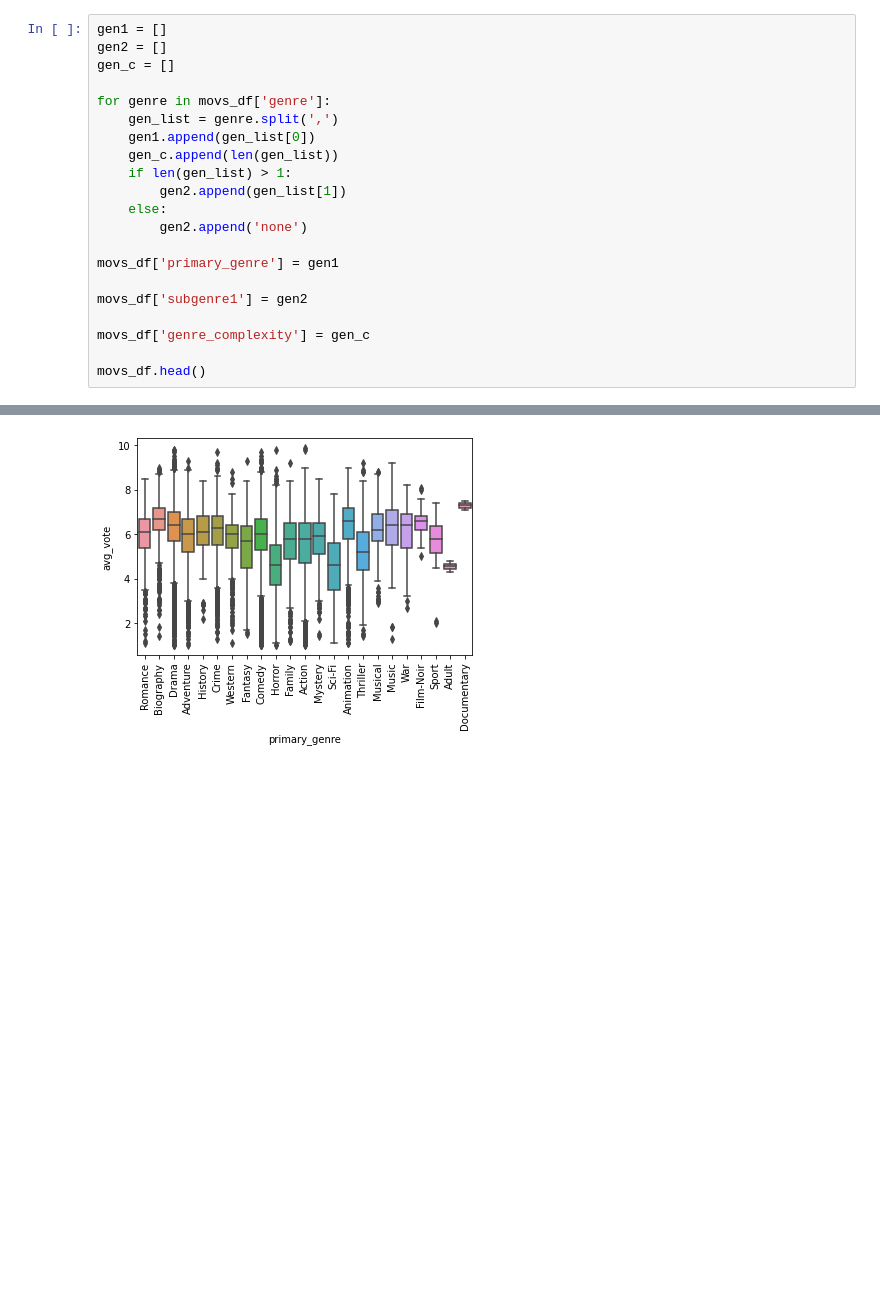
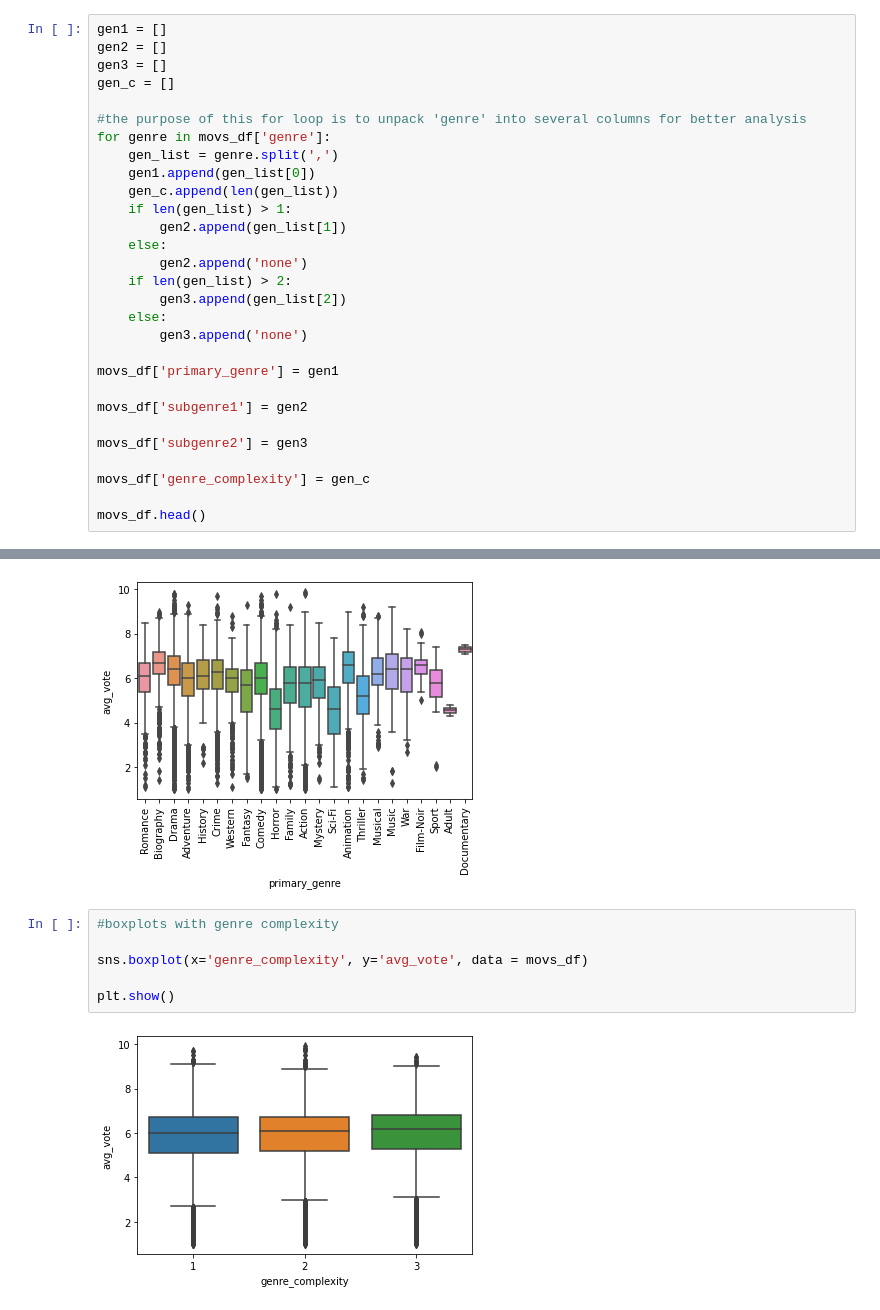
Before and after one commit to gspahlin/Movie_metric_predictor, a Jupyter notebook: Movie_predictor.ipynb, the cells around one changed output, grey strips where cells are left out. Saved outputs shown, nothing was run; the diff lists cells and outputs as text; blank space fills up the shorter version.

```diff
--- a/Movie_predictor.ipynb
+++ b/Movie_predictor.ipynb
@@ -104,8 +105,10 @@ From the figure above, I can tell that there isn't really a correlation between
 # %%
 gen1 = []
 gen2 = []
+gen3 = []
 gen_c = []
 
+#the purpose of this for loop is to unpack 'genre' into several columns for better analysis
 for genre in movs_df['genre']:
     gen_list = genre.split(',')
     gen1.append(gen_list[0])
@@ -114,11 +117,17 @@ for genre in movs_df['genre']:
         gen2.append(gen_list[1])
     else:
         gen2.append('none')
+    if len(gen_list) > 2:
+        gen3.append(gen_list[2])
+    else:
+        gen3.append('none')
 
 movs_df['primary_genre'] = gen1
 
 movs_df['subgenre1'] = gen2
 
+movs_df['subgenre2'] = gen3
+
 movs_df['genre_complexity'] = gen_c
 
 movs_df.head()
@@ -180,3 +189,11 @@ plt.xticks(rotation = 90)
 plt.show()
 # %% [output]
 [figure]
+# %%
+#boxplots with genre complexity
+
+sns.boxplot(x='genre_complexity', y='avg_vote', data = movs_df)
+
+plt.show()
+# %% [output]
+[figure, added]
```
Also changed, not shown: parts of 17 cells of this notebook.
